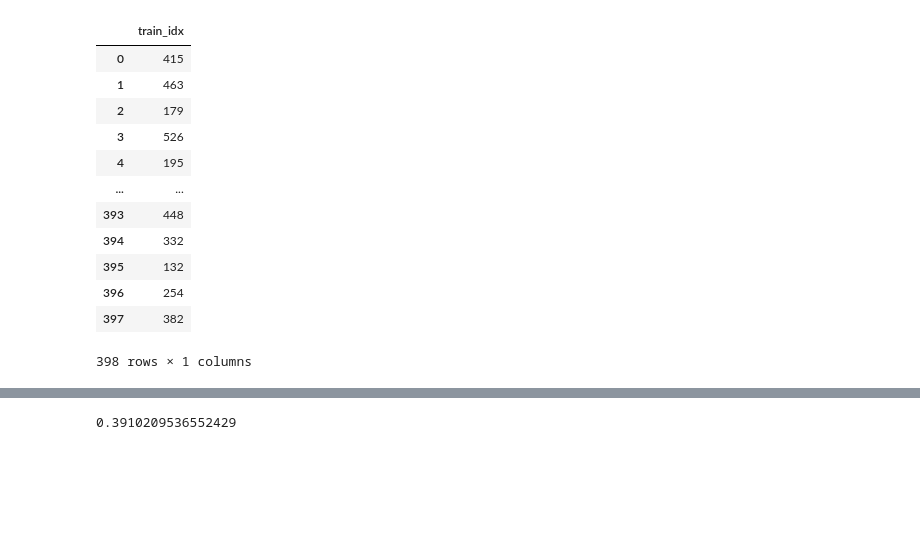
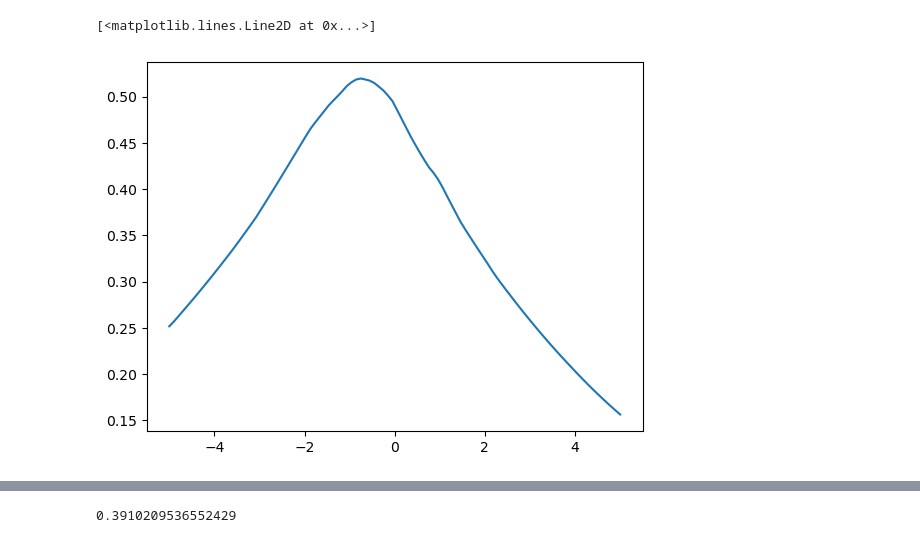
Before and after one commit to aaamini/torch-tut, a Jupyter notebook: W23/nn_basic.ipynb, the cells around one changed output, grey strips where cells are left out. Saved outputs shown, nothing was run; the diff lists cells and outputs as text; code cells hidden in the pictures; blank space fills up the shorter version.

```diff
--- a/W23/nn_basic.ipynb
+++ b/W23/nn_basic.ipynb
@@ -6,26 +6,6 @@ import matplotlib.pyplot as plt
 
 %reload_ext autoreload
 %autoreload 2
-
-
-import pandas as pd
-
-from pathlib import Path
-pd.read_csv(Path('..') / 'data' / 'breast_cancer_train_indices.csv')
-# %% [output]
-|  | train_idx |
-| 0 | 415 |
-| 1 | 463 |
-| 2 | 179 |
-| 3 | 526 |
-| 4 | 195 |
-| ... | ... |
-| 393 | 448 |
-| 394 | 332 |
-| 395 | 132 |
-| 396 | 254 |
-| 397 | 382 |
-398 rows × 1 columns
 # %%
 import torch.nn as nn
 import torch.nn.functional as F
@@ -42,6 +22,18 @@ class SimpleNet(nn.Module):
         x = F.relu(x)
         x = self.fc2(x)
         return x
+# %%
+model = SimpleNet(hidden_dim=50)
+
+# Create 100 points in the interval [-5, 5]
+X = torch.linspace(-5, 5, 100).reshape(-1, 1)
+y = torch.sigmoid(model(X))
+
+# plot X vs y
+plt.plot(X, y.detach().numpy())
+# %% [output]
+[<matplotlib.lines.Line2D at 0x...>]
+[figure, added]
 # %%
 # A dense layer
 class Dense(nn.Module):
```
Also changed, not shown: parts of 5 cells of this notebook, 7 other files.
